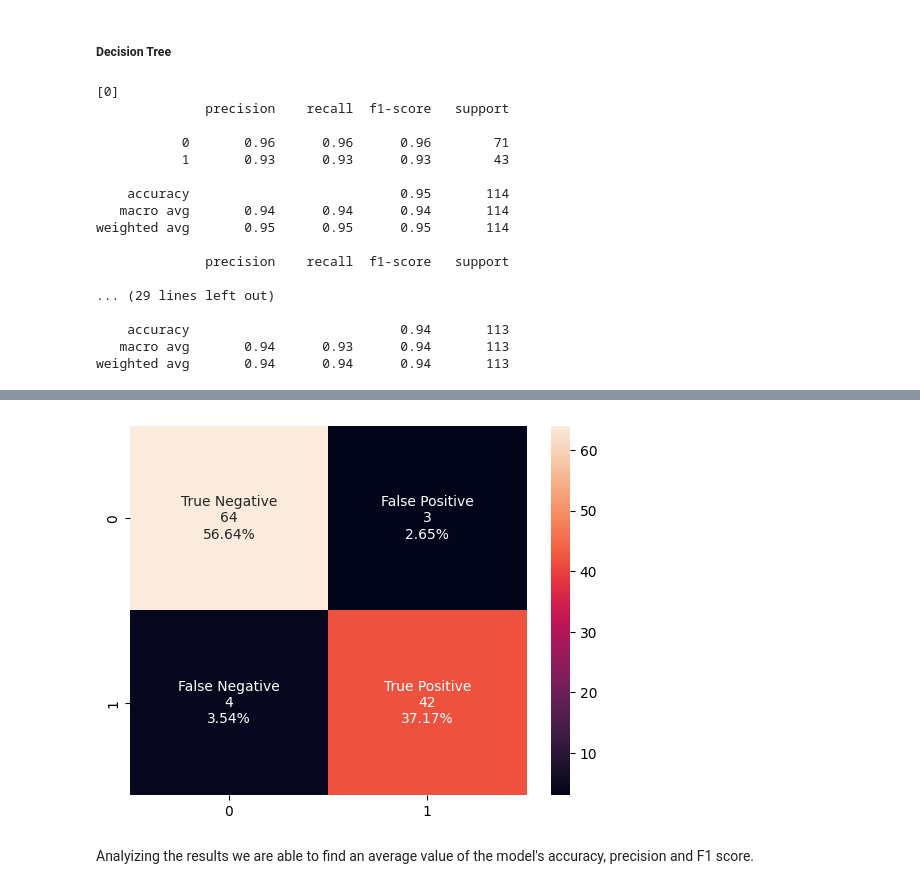
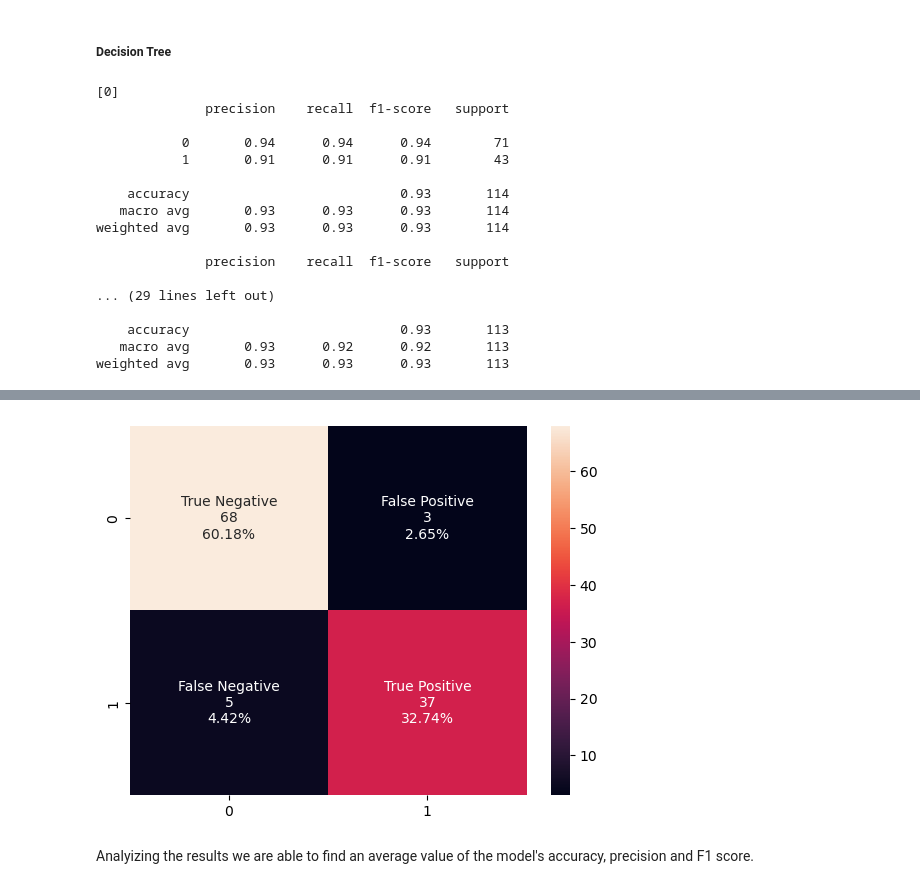
Before and after one commit to matiasfreitas/IA_Project_2, a Jupyter notebook: main.ipynb, the cells around one changed output, grey strips where cells are left out. Drawn from its saved outputs; the diff is of its cells as text; code cells hidden in the pictures.

```diff
--- a/main.ipynb
+++ b/main.ipynb
@@ -240,7 +239,7 @@ from matplotlib import pyplot as plt
 from sklearn.linear_model import LogisticRegression
 
 # Setup KFold and model
-kf = KFold(n_splits=5, shuffle = True, random_state = 42)
+kf = StratifiedKFold(n_splits=5, shuffle = True, random_state = 42)
 model = LogisticRegression(solver='liblinear', random_state=42)
 
 # Separate into features (X) and target (Y)
@@ -253,7 +252,7 @@ f1_list = []
 precision_list = []
 
 # Split the file into training and testing sets
-for train_index, test_index in kf.split(file):
+for train_index, test_index in kf.split(file, Y_file):
 
     # Set the length of nCounts
     if len(y_nCounts) != len(test_index) and len(y_nCounts) != len(test_index)+1:
@@ -343,7 +342,7 @@ Average F1: 0.9295750962206257
 # %%
 from sklearn.naive_bayes import GaussianNB
 
-kf = KFold(n_splits=5, shuffle = True, random_state = 42)
+kf = StratifiedKFold(n_splits=5, shuffle = True, random_state = 42)
 model = GaussianNB()
 
 X_file, Y_file = file.drop("diagnosis", axis=1), file["diagnosis"]
@@ -353,7 +352,7 @@ accuracy_list = []
 f1_list = []
 precision_list = []
 
-for train_index, test_index in kf.split(file):
+for train_index, test_index in kf.split(file, Y_file):
 
     if len(y_nCounts) != len(test_index) and len(y_nCounts) != len(test_index)+1:
         print(y_nCounts)
@@ -441,7 +440,7 @@ Average F1: 0.9146157456708913
 # %%
 from sklearn.linear_model import SGDClassifier
 
-kf = KFold(n_splits=5, shuffle = True, random_state = 42)
+kf = StratifiedKFold(n_splits=5, shuffle = True, random_state = 42)
 model = SGDClassifier(loss = "modified_huber", shuffle = True, random_state = 42)
 
 X_file, Y_file = file.drop("diagnosis", axis=1), file["diagnosis"]
@@ -451,7 +450,7 @@ accuracy_list = []
 f1_list = []
 precision_list = []
 
-for train_index, test_index in kf.split(file):
+for train_index, test_index in kf.split(file, Y_file):
 
     if len(y_nCounts) != len(test_index) and len(y_nCounts) != len(test_index)+1:
         print(y_nCounts)
@@ -473,6 +472,7 @@ for train_index, test_index in kf.split(file):
     else "False No Cancer" if y_pred == 0
     else "False Cancer"
                   for y_pred, y_real in zip(y_prediction, y_test) ]
+    print(y_corrects)
 
     accuracy_list.append(accuracy_score(y_prediction, y_test))
     precision_list.append(precision_score(y_prediction, y_test))
@@ -539,7 +539,7 @@ Average F1: 0.7707974630575251
 # %%
 from sklearn.neighbors import KNeighborsClassifier
 
-kf = KFold(n_splits=5, shuffle = True, random_state = 42)
+kf = StratifiedKFold(n_splits=5, shuffle = True, random_state = 42)
 model = KNeighborsClassifier(n_neighbors = 50)
 
 X_file, Y_file = file.drop("diagnosis", axis=1), file["diagnosis"]
@@ -549,7 +549,7 @@ accuracy_list = []
 f1_list = []
 precision_list = []
 
-for train_index, test_index in kf.split(file):
+for train_index, test_index in kf.split(file, Y_file):
 
     if len(y_nCounts) != len(test_index) and len(y_nCounts) != len(test_index)+1:
         print(y_nCounts)
@@ -637,7 +637,7 @@ Average F1: 0.8800816834361138
 # %%
 from sklearn.tree import DecisionTreeClassifier
 
-kf = KFold(n_splits=5, shuffle = True, random_state = 42)
+kf = StratifiedKFold(n_splits=5, shuffle = True, random_state = 42)
 model = DecisionTreeClassifier(max_depth = 10, random_state = 42)
 
 X_file, Y_file = file.drop("diagnosis", axis=1), file["diagnosis"]
@@ -647,7 +647,7 @@ accuracy_list = []
 f1_list = []
 precision_list = []
 
-for train_index, test_index in kf.split(file):
+for train_index, test_index in kf.split(file, Y_file):
 
     if len(y_nCounts) != len(test_index) and len(y_nCounts) != len(test_index)+1:
         print(y_nCounts)
@@ -690,17 +690,17 @@ for train_index, test_index in kf.split(file):
 [0]
               precision    recall  f1-score   support
 
-           0       0.96      0.96      0.96        71
-           1       0.93      0.93      0.93        43
+           0       0.94      0.94      0.94        71
+           1       0.91      0.91      0.91        43
 
-    accuracy                           0.95       114
-   macro avg       0.94      0.94      0.94       114
-weighted avg       0.95      0.95      0.95       114
+    accuracy                           0.93       114
+   macro avg       0.93      0.93      0.93       114
+weighted avg       0.93      0.93      0.93       114
 
               precision    recall  f1-score   support
 
 ... (29 lines left out)
 
-    accuracy                           0.94       113
-   macro avg       0.94      0.93      0.94       113
-weighted avg       0.94      0.94      0.94       113
+    accuracy                           0.93       113
+   macro avg       0.93      0.92      0.92       113
+weighted avg       0.93      0.93      0.93       113
@@ -711,4 +711,4 @@ weighted avg       0.94      0.94      0.94       113
-[figure, old version]
+[figure, new version]
 # %% [markdown]
 Analyizing the results we are able to find an average value of the model's accuracy, precision and F1 score.
 # %%
```
Also changed, not shown: parts of 18 cells of this notebook.
